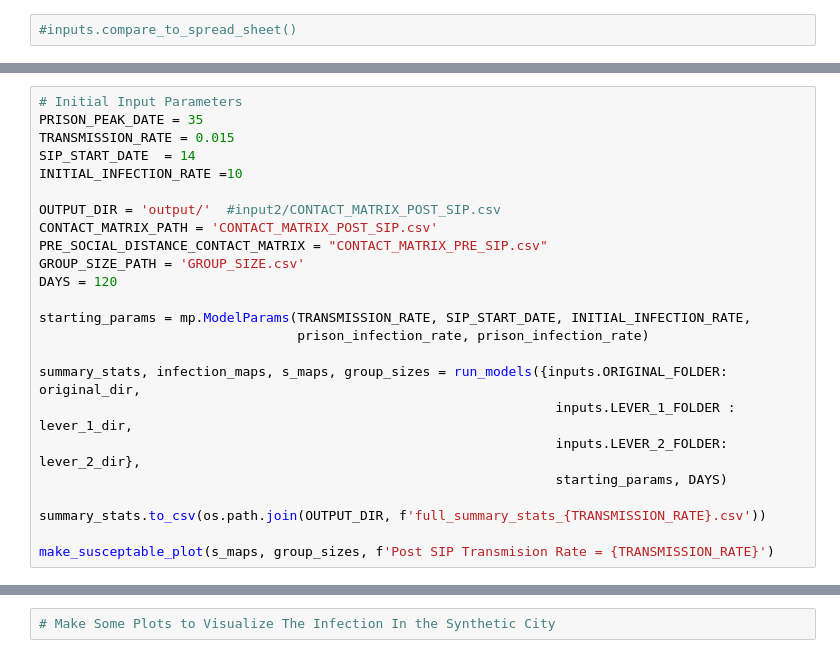
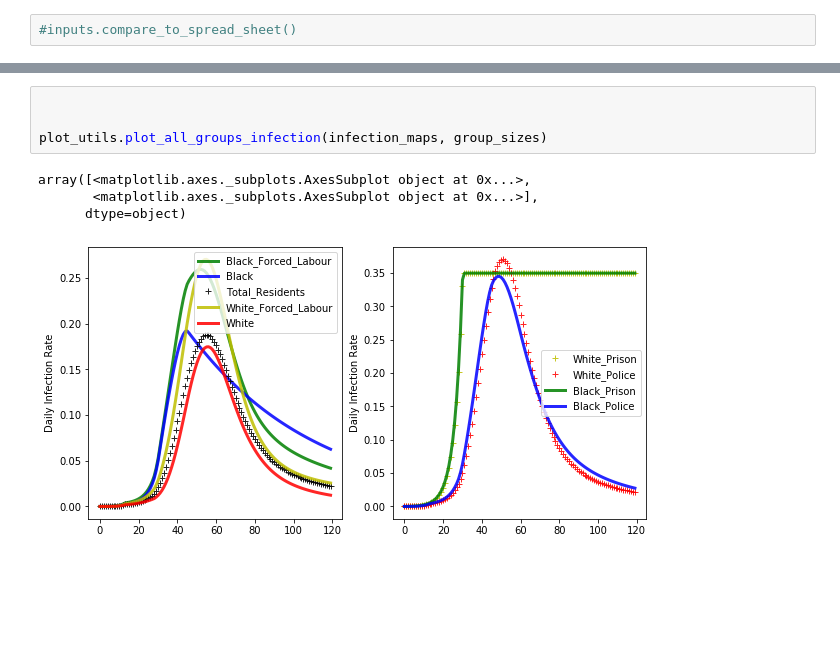
Before and after one commit to mmeyer717/CPE-COVID-disparities, a Jupyter notebook: model/Model.ipynb, the cells around one changed output, grey strips where cells are left out. Cells and saved outputs as stored; diff of their text form; blank space fills up the shorter version.

```diff
--- a/model/Model.ipynb
+++ b/model/Model.ipynb
@@ -521,24 +237,0 @@ make_susceptable_plot_model_dif(s_maps, group_sizes, f'Differences in Cases By P
-# %%
-# Initial Input Parameters
-PRISON_PEAK_DATE = 35
-TRANSMISSION_RATE = 0.015
-SIP_START_DATE  = 14
-INITIAL_INFECTION_RATE =10
-
-OUTPUT_DIR = 'output/'  #input2/CONTACT_MATRIX_POST_SIP.csv
-CONTACT_MATRIX_PATH = 'CONTACT_MATRIX_POST_SIP.csv'
-PRE_SOCIAL_DISTANCE_CONTACT_MATRIX = "CONTACT_MATRIX_PRE_SIP.csv"
-GROUP_SIZE_PATH = 'GROUP_SIZE.csv'
-DAYS = 120
-
-starting_params = mp.ModelParams(TRANSMISSION_RATE, SIP_START_DATE, INITIAL_INFECTION_RATE,
-                                 prison_infection_rate, prison_infection_rate)
-
-summary_stats, infection_maps, s_maps, group_sizes = run_models({inputs.ORIGINAL_FOLDER: original_dir,
-                                                                  inputs.LEVER_1_FOLDER : lever_1_dir,
-                                                                  inputs.LEVER_2_FOLDER: lever_2_dir},
-                                                                  starting_params, DAYS)
-
-summary_stats.to_csv(os.path.join(OUTPUT_DIR, f'full_summary_stats_{TRANSMISSION_RATE}.csv'))
-
-make_susceptable_plot(s_maps, group_sizes, f'Post SIP Transmision Rate = {TRANSMISSION_RATE}')
@@ -550,2 +238,9 @@ policy_lever_2
-# %%
-# Make Some Plots to Visualize The Infection In the Synthetic City
+# %%
+
+
+plot_utils.plot_all_groups_infection(infection_maps, group_sizes)
+# %% [output]
+array([<matplotlib.axes._subplots.AxesSubplot object at 0x...>,
+       <matplotlib.axes._subplots.AxesSubplot object at 0x...>],
+      dtype=object)
+[figure, added]
```
Also changed, not shown: parts of 19 cells of this notebook, 1 other file.
